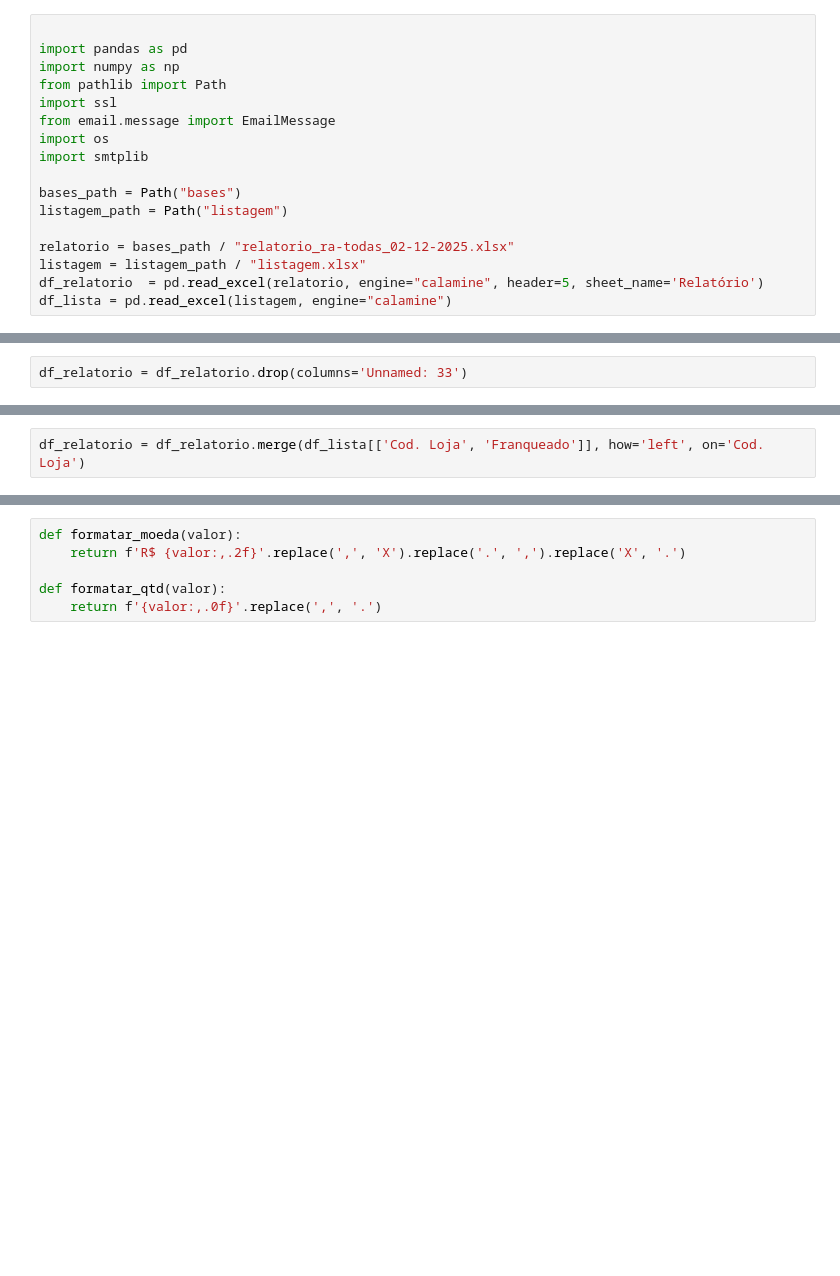
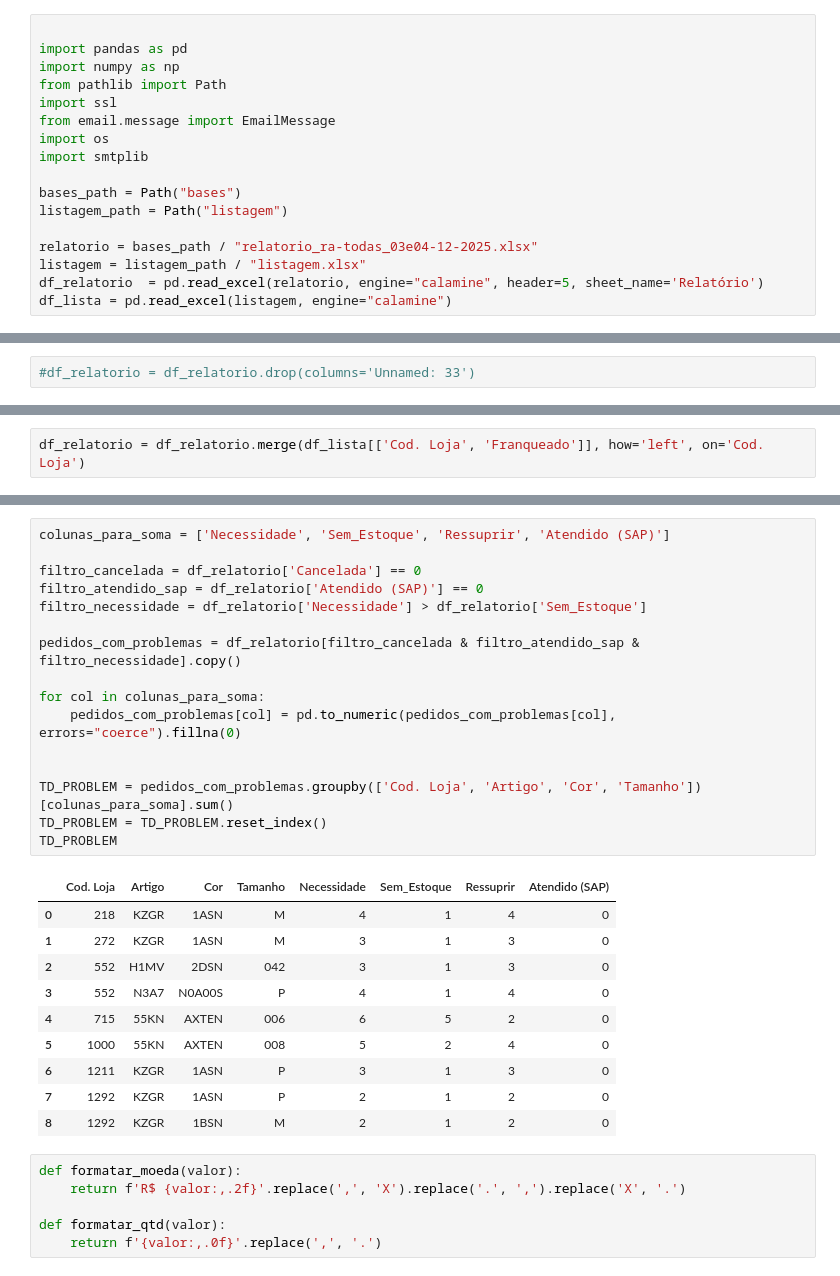
Before and after one commit to Gabrielxdev/TRABALHO, a Jupyter notebook: valida-disparo-email.ipynb, the cells around one changed output, grey strips where cells are left out. Saved outputs shown, nothing was run; the diff lists cells and outputs as text; blank space fills up the shorter version.

Commit message:
adicionando novas análises, validação de pedidos cancelados

```diff
--- a/valida-disparo-email.ipynb
+++ b/valida-disparo-email.ipynb
@@ -13,7 +13,7 @@ import smtplib
 bases_path = Path("bases")
 listagem_path = Path("listagem")
 
-relatorio = bases_path / "relatorio_ra-todas_02-12-2025.xlsx"
+relatorio = bases_path / "relatorio_ra-todas_03e04-12-2025.xlsx"
 listagem = listagem_path / "listagem.xlsx"
 df_relatorio  = pd.read_excel(relatorio, engine="calamine", header=5, sheet_name='Relatório')
 df_lista = pd.read_excel(listagem, engine="calamine")
@@ -28,4 +43,4 @@ df_relatorio['Sem_Estoque'].sum()
 # %%
-df_relatorio = df_relatorio.drop(columns='Unnamed: 33')
+#df_relatorio = df_relatorio.drop(columns='Unnamed: 33')
 # %%
 df_relatorio.dtypes
@@ -68,3 +146,30 @@ else:
+# %%
+colunas_para_soma = ['Necessidade', 'Sem_Estoque', 'Ressuprir', 'Atendido (SAP)']
+
+filtro_cancelada = df_relatorio['Cancelada'] == 0
+filtro_atendido_sap = df_relatorio['Atendido (SAP)'] == 0
+filtro_necessidade = df_relatorio['Necessidade'] > df_relatorio['Sem_Estoque']
+
+pedidos_com_problemas = df_relatorio[filtro_cancelada & filtro_atendido_sap & filtro_necessidade].copy()
+
+for col in colunas_para_soma:
+    pedidos_com_problemas[col] = pd.to_numeric(pedidos_com_problemas[col], errors="coerce").fillna(0)
+
+
+TD_PROBLEM = pedidos_com_problemas.groupby(['Cod. Loja', 'Artigo', 'Cor', 'Tamanho'])[colunas_para_soma].sum()
+TD_PROBLEM = TD_PROBLEM.reset_index()
+TD_PROBLEM
+# %% [output]
+|  | Cod. Loja | Artigo | Cor | Tamanho | Necessidade | Sem_Estoque | Ressuprir | Atendido (SAP) |
+| 0 | 218 | KZGR | 1ASN | M | 4 | 1 | 4 | 0 |
+| 1 | 272 | KZGR | 1ASN | M | 3 | 1 | 3 | 0 |
+| 2 | 552 | H1MV | 2DSN | 042 | 3 | 1 | 3 | 0 |
+| 3 | 552 | N3A7 | N0A00S | P | 4 | 1 | 4 | 0 |
+| 4 | 715 | 55KN | AXTEN | 006 | 6 | 5 | 2 | 0 |
+| 5 | 1000 | 55KN | AXTEN | 008 | 5 | 2 | 4 | 0 |
+| 6 | 1211 | KZGR | 1ASN | P | 3 | 1 | 3 | 0 |
+| 7 | 1292 | KZGR | 1ASN | P | 2 | 1 | 2 | 0 |
+| 8 | 1292 | KZGR | 1BSN | M | 2 | 1 | 2 | 0 |
 # %%
 def formatar_moeda(valor):
     return f'R$ {valor:,.2f}'.replace(',', 'X').replace('.', ',').replace('X', '.')
```
Also changed, not shown: parts of 15 cells of this notebook, 2 other files.
